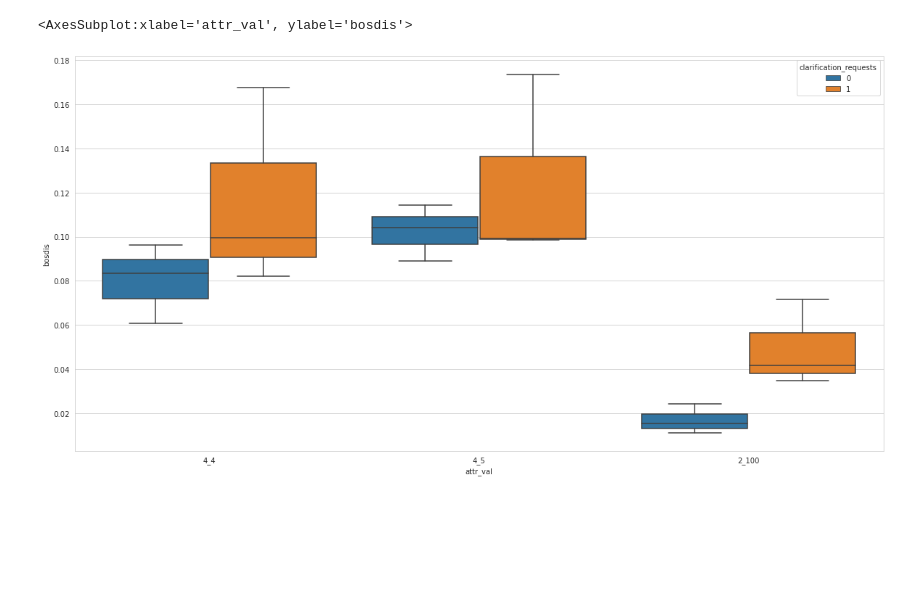
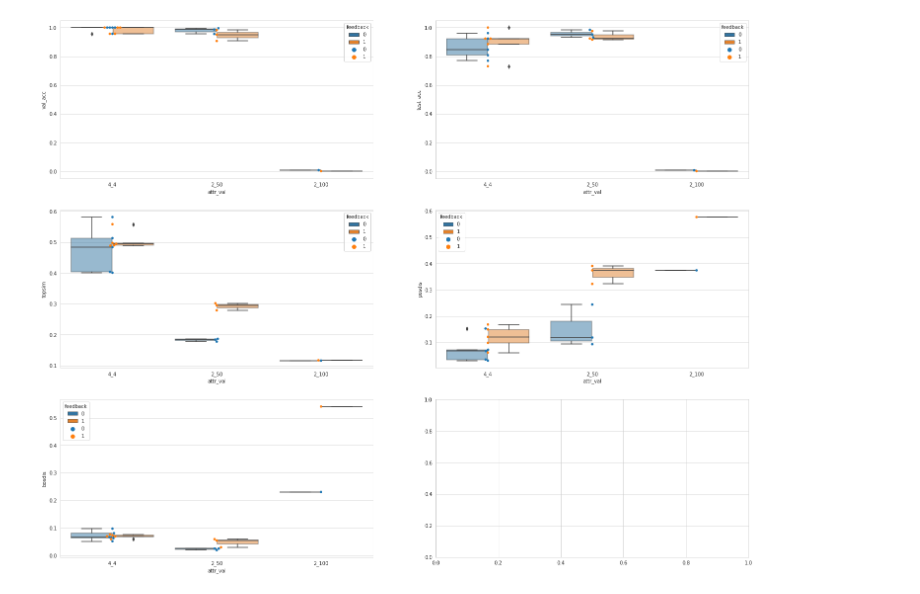
Before and after one commit to mitjanikolaus/emergent_communication, a Jupyter notebook: eval_grid_search_from_logs.ipynb, the cells around one changed output. Cells and saved outputs as stored; diff of their text form; code cells hidden in the pictures; blank space fills up the shorter version.

```diff
--- a/eval_grid_search_from_logs.ipynb
+++ b/eval_grid_search_from_logs.ipynb
@@ -177,12 +181,30 @@ Best entropy coeff: 0.5
-# %%
-import seaborn as sns
-import matplotlib.pyplot as plt
-
-data["attr_val"] = data["attributes"].map(str) + "_" + data["values"].map(str)
-
-plt.figure(figsize=(20, 10))
-# sns.swarmplot(data=df, x="clarification_requests", y="test_acc_no_noise", hue="entropy_coeff")
-sns.boxplot(data=data, x="attr_val", y="bosdis", hue="clarification_requests") #, hue="entropy_coeff"
-# %% [output]
-<AxesSubplot:xlabel='attr_val', ylabel='bosdis'>
-[figure, removed]
+# %%
+import seaborn as sns
+import matplotlib.pyplot as plt
+
+data["attr_val"] = data["attributes"].map(str) + "_" + data["values"].map(str)
+
+fig, axes = plt.subplots(3, 2, figsize=(25, 20))
+# plt.figure(figsize=(20, 10))
+# sns.swarmplot(data=data, x="feedback", y="test_acc_no_noise", hue="entropy_coeff")
+sns.boxplot(ax=axes[0, 0], data=data, x="attr_val", y="val_acc", hue="feedback", boxprops=dict(alpha=.5))
+sns.swarmplot(ax=axes[0, 0], data=data, x="attr_val", y="val_acc", hue="feedback")
+
+sns.boxplot(ax=axes[0, 1], data=data, x="attr_val", y="test_acc", hue="feedback", boxprops=dict(alpha=.5))
+sns.swarmplot(ax=axes[0, 1], data=data, x="attr_val", y="test_acc", hue="feedback")
+
+sns.boxplot(ax=axes[1, 0], data=data, x="attr_val", y="topsim", hue="feedback", boxprops=dict(alpha=.5))
+sns.swarmplot(ax=axes[1, 0], data=data, x="attr_val", y="topsim", hue="feedback")
+
+
+sns.boxplot(ax=axes[1, 1], data=data, x="attr_val", y="posdis", hue="feedback", boxprops=dict(alpha=.5))
+sns.swarmplot(ax=axes[1, 1], data=data, x="attr_val", y="posdis", hue="feedback")
+
+sns.boxplot(ax=axes[2, 0], data=data, x="attr_val", y="bosdis", hue="feedback", boxprops=dict(alpha=.5))
+sns.swarmplot(ax=axes[2, 0], data=data, x="attr_val", y="bosdis", hue="feedback")
+
+
+name = log_dir.split("/")[-2]
+plt.savefig("plots/"+name+".pdf", dpi=300)
+# %% [output]
+[figure, added]
```
Also changed, not shown: parts of 3 cells of this notebook.
